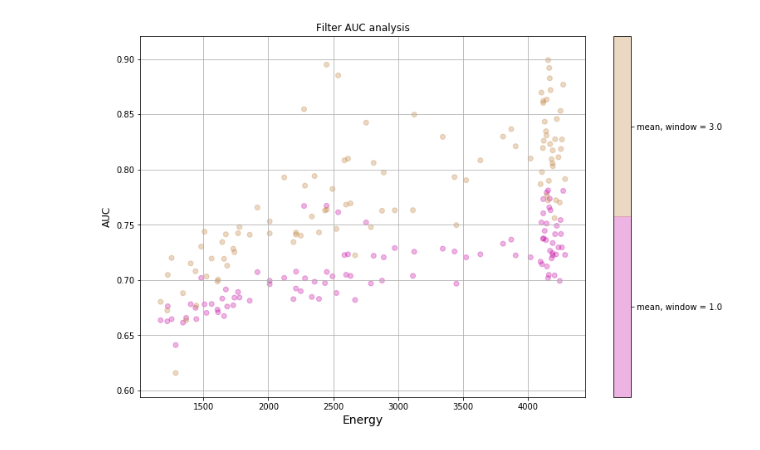
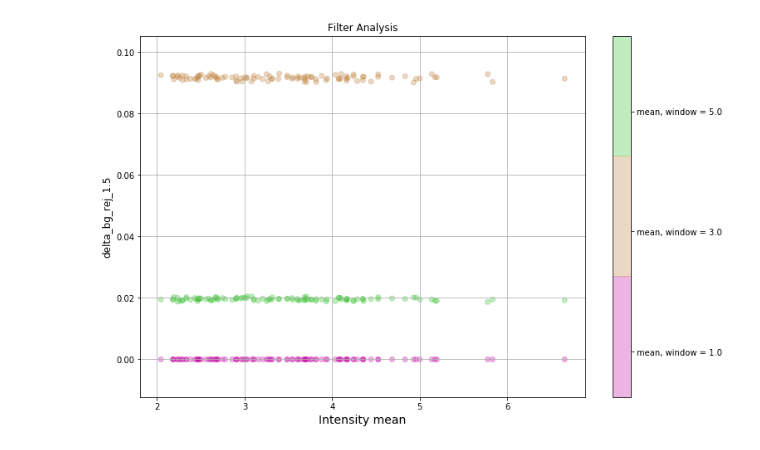
Before and after one commit to Gui1402/filtering_cygnus, a Jupyter notebook: notebooks/filter_analysis.ipynb, the cells around one changed output. Drawn from its saved outputs; the diff is of its cells as text; code cells hidden in the pictures.

Commit message:
Filter analysis with nstd threshold
After using a global threshold to evaluating filters it was needed
to change tat analysis way because cygno uses nstd image to threshold
pixels

```diff
--- a/notebooks/filter_analysis.ipynb
+++ b/notebooks/filter_analysis.ipynb
@@ -20,0 +91,20 @@ df.head()
+# %%
+values = list(df.groupby(by=['image_num','filter']))
+# %%
+for i in range(0,len(values)):
+    aux = values[i][1]
+    aux['delta_AUC'] = np.pad(np.diff(aux['AUC']),(1,0),'constant')
+    aux['delta_AUC_cumulative'] = aux['delta_AUC'].cumsum()
+    aux['delta_SNR'] = np.pad(np.diff(aux['SNR']),(1,0),'constant')
+    aux['delta_SNR_cumulative'] = aux['delta_SNR'].cumsum()
+    aux['delta_bg_rej'] = np.pad(np.diff(aux['bg_rej']),(1,0),'constant')
+    aux['delta_bg_rej_cumulative'] = aux['delta_bg_rej'].cumsum()
+    aux['delta_bg_rej_1.5'] = np.pad(np.diff(aux['bg_rej_1.5']),(1,0),'constant')
+    aux['delta_bg_rej_1.5_cumulative'] = aux['delta_bg_rej_1.5'].cumsum()
+    aux = aux[columns]
+    frames = [dfObj,aux]
+    dfObj = pd.concat(frames)
+# %%
+df = dfObj
+df['Intensity mean'] = df['Sum_Contrast']/df['Area']
+df.head()
@@ -21,7 +119,7 @@ df.head()
 # %%
 ## filtrando dados para visualizacao
 filtro = ['mean']   ## somente filtros listados
-window = [1,3]              ## somente nestas janelas
+window = [1,3,5]              ## somente nestas janelas
 
 df_filt    = df[df.window.isin(window)]
 pattern    = '|'.join(filtro)
@@ -29,5 +127,5 @@ df_filt    = df_filt[df_filt['filter'].str.contains(pattern)]
 new_column = df_filt['filter']  + ', window = ' + df_filt['window'].astype('str')
 df_filt.drop(['filter','window'],axis = 1,inplace = True)
 df_filt['ftype']  = new_column
-df_filt.head()
+df_filt.head(10)
 # %% [output]
@@ -40,36 +144,37 @@ df_filt.head()
 # %%
 import matplotlib
+key_analysis = ['Intensity mean','delta_bg_rej_1.5']
 fig         = plt.figure(figsize=(12,8))
-x           = df_filt.Energy
-y           = df_filt.AUC
+x           = df_filt[key_analysis[0]]
+y           = df_filt[key_analysis[1]]
 label_name  = df_filt.ftype
 
 ## enconding labels
 from sklearn import preprocessing
 le          = preprocessing.LabelEncoder()
 le.fit(label_name)
 label       = le.transform(label_name)
 
 ## selecionando cores para plot de forma randomica
 np.random.seed(10)
 colors = np.random.rand(len(np.unique(label)),3)
 
 ## scatter plots pelas cores de cada classe (w)
 plt.scatter(x, y, c=label, alpha=0.3,cmap=matplotlib.colors.ListedColormap(colors))
 
 ## ajustes do plot e barra de exibicao
-plt.xlabel('Energy',fontsize = 14)
-plt.ylabel('AUC',fontsize = 12)
-plt.title('Filter AUC analysis')
+plt.xlabel(key_analysis[0],fontsize = 14)
+plt.ylabel(key_analysis[1],fontsize = 12)
+plt.title('Filter Analysis')
 plt.grid()
 cb = plt.colorbar()
 loc = np.arange(0,max(label),max(label)/float(len(colors)))
 cb.set_ticks(loc+0.25)
 ## criando labels na colorbar
 ticklabels = []
 for i in np.unique(label_name):
     ticklabels.append(i)
 
 cb.set_ticklabels(ticklabels)
 # %% [output]
-[figure, old version]
+[figure, new version]
```
Also changed, not shown: parts of 15 cells of this notebook.
